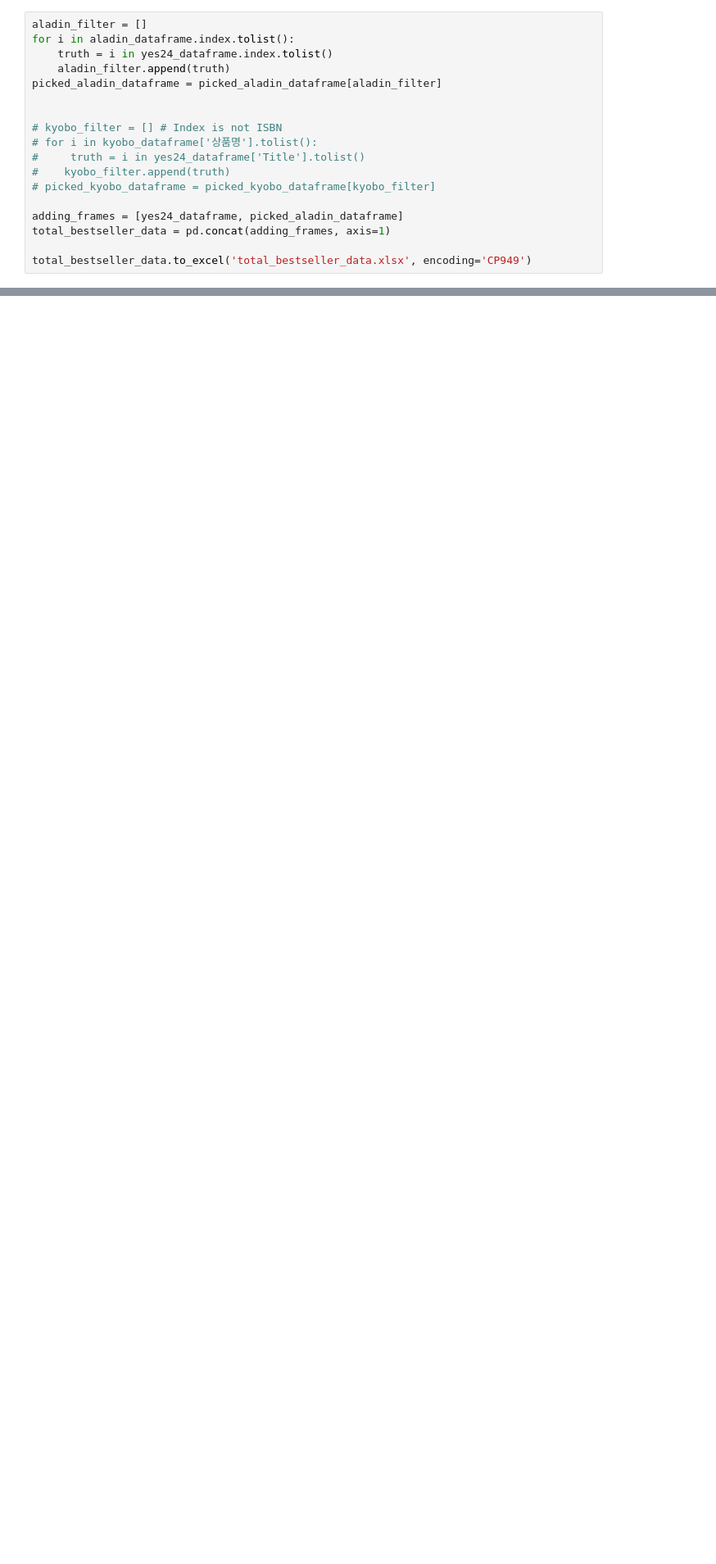
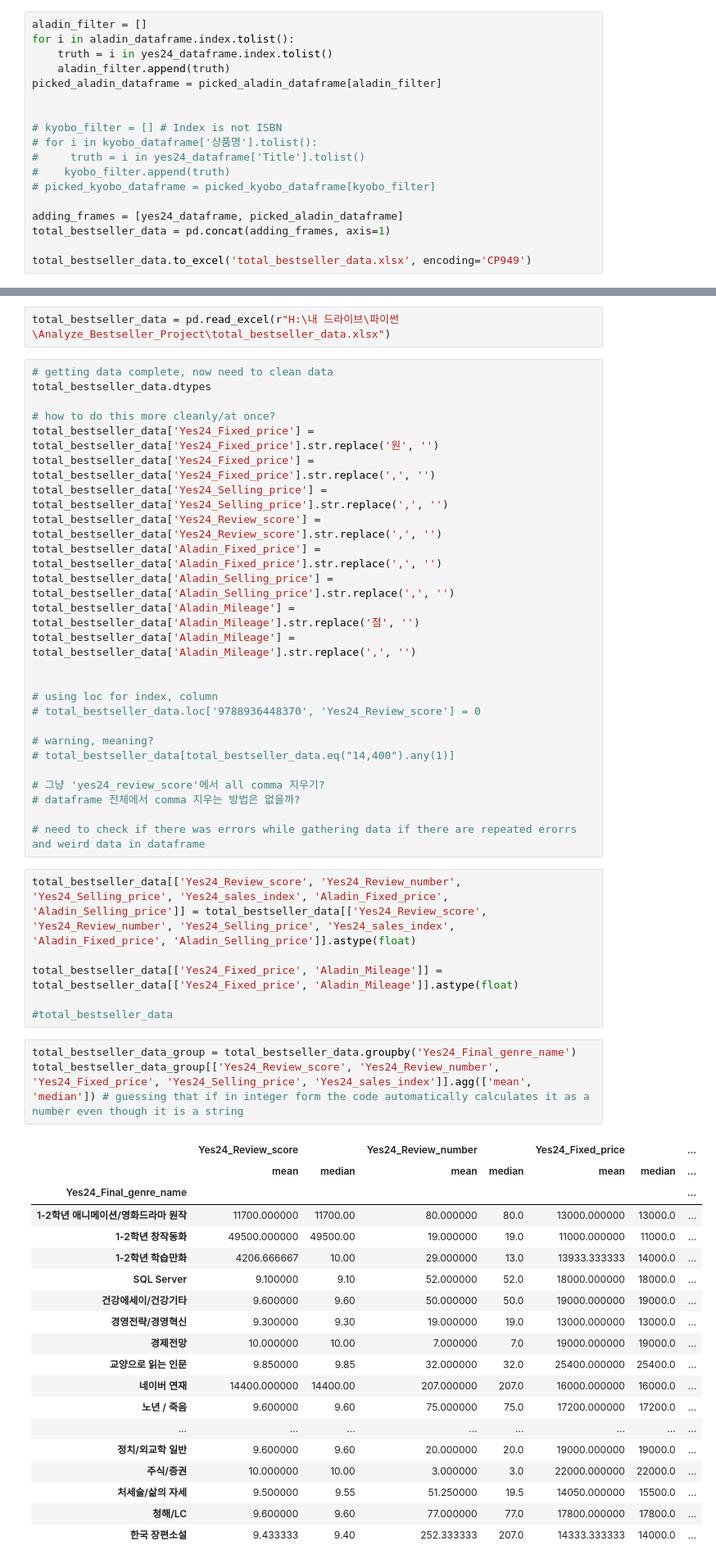
Before and after one commit to Chamomile-Cat/Analyze_Bestseller_Project, a Jupyter notebook: Bestseller_Analysis_Code.ipynb, the cells around one changed output, grey strips where cells are left out. Shown at 82% size. Cells and saved outputs as stored; diff of their text form; blank space fills up the shorter version.

Commit message:
Started to clean and analyze the data. Started by grouping YES24 genres together than getting the mean and median of yes24 related columns for each genre.

```diff
--- a/Bestseller_Analysis_Code.ipynb
+++ b/Bestseller_Analysis_Code.ipynb
@@ -243,0 +222,56 @@ total_bestseller_data
+# %%
+total_bestseller_data = pd.read_excel(r"H:\내 드라이브\파이썬\Analyze_Bestseller_Project\total_bestseller_data.xlsx")
+# %%
+# getting data complete, now need to clean data
+total_bestseller_data.dtypes
+
+# how to do this more cleanly/at once?
+total_bestseller_data['Yes24_Fixed_price'] = total_bestseller_data['Yes24_Fixed_price'].str.replace('원', '')
+total_bestseller_data['Yes24_Fixed_price'] = total_bestseller_data['Yes24_Fixed_price'].str.replace(',', '')
+total_bestseller_data['Yes24_Selling_price'] = total_bestseller_data['Yes24_Selling_price'].str.replace(',', '')
+total_bestseller_data['Yes24_Review_score'] = total_bestseller_data['Yes24_Review_score'].str.replace(',', '')
+total_bestseller_data['Aladin_Fixed_price'] = total_bestseller_data['Aladin_Fixed_price'].str.replace(',', '')
+total_bestseller_data['Aladin_Selling_price'] = total_bestseller_data['Aladin_Selling_price'].str.replace(',', '')
+total_bestseller_data['Aladin_Mileage'] = total_bestseller_data['Aladin_Mileage'].str.replace('점', '')
+total_bestseller_data['Aladin_Mileage'] = total_bestseller_data['Aladin_Mileage'].str.replace(',', '')
+
+
+# using loc for index, column
+# total_bestseller_data.loc['9788936448370', 'Yes24_Review_score'] = 0
+
+# warning, meaning?
+# total_bestseller_data[total_bestseller_data.eq("14,400").any(1)]
+
+# 그냥 'yes24_review_score'에서 all comma 지우기?
+# dataframe 전체에서 comma 지우는 방법은 없을까?
+
+# need to check if there was errors while gathering data if there are repeated erorrs and weird data in dataframe
+# %%
+total_bestseller_data[['Yes24_Review_score', 'Yes24_Review_number', 'Yes24_Selling_price', 'Yes24_sales_index', 'Aladin_Fixed_price', 'Aladin_Selling_price']] = total_bestseller_data[['Yes24_Review_score', 'Yes24_Review_number', 'Yes24_Selling_price', 'Yes24_sales_index', 'Aladin_Fixed_price', 'Aladin_Selling_price']].astype(float)
+
+total_bestseller_data[['Yes24_Fixed_price', 'Aladin_Mileage']] = total_bestseller_data[['Yes24_Fixed_price', 'Aladin_Mileage']].astype(float)
+
+#total_bestseller_data
+# %%
+total_bestseller_data_group = total_bestseller_data.groupby('Yes24_Final_genre_name')
+total_bestseller_data_group[['Yes24_Review_score', 'Yes24_Review_number', 'Yes24_Fixed_price', 'Yes24_Selling_price', 'Yes24_sales_index']].agg(['mean', 'median']) # guessing that if in integer form the code automatically calculates it as a number even though it is a string
+# %% [output]
+|  | Yes24_Review_score |  | Yes24_Review_number |  | Yes24_Fixed_price |  | ... |
+|  | mean | median | mean | median | mean | median | ... |
+| Yes24_Final_genre_name |  |  |  |  |  |  | ... |
+| 1-2학년 애니메이션/영화드라마 원작 | 11700.000000 | 11700.00 | 80.000000 | 80.0 | 13000.000000 | 13000.0 | ... |
+| 1-2학년 창작동화 | 49500.000000 | 49500.00 | 19.000000 | 19.0 | 11000.000000 | 11000.0 | ... |
+| 1-2학년 학습만화 | 4206.666667 | 10.00 | 29.000000 | 13.0 | 13933.333333 | 14000.0 | ... |
+| SQL Server | 9.100000 | 9.10 | 52.000000 | 52.0 | 18000.000000 | 18000.0 | ... |
+| 건강에세이/건강기타 | 9.600000 | 9.60 | 50.000000 | 50.0 | 19000.000000 | 19000.0 | ... |
+| 경영전략/경영혁신 | 9.300000 | 9.30 | 19.000000 | 19.0 | 13000.000000 | 13000.0 | ... |
+| 경제전망 | 10.000000 | 10.00 | 7.000000 | 7.0 | 19000.000000 | 19000.0 | ... |
+| 교양으로 읽는 인문 | 9.850000 | 9.85 | 32.000000 | 32.0 | 25400.000000 | 25400.0 | ... |
+| 네이버 연재 | 14400.000000 | 14400.00 | 207.000000 | 207.0 | 16000.000000 | 16000.0 | ... |
+| 노년 / 죽음 | 9.600000 | 9.60 | 75.000000 | 75.0 | 17200.000000 | 17200.0 | ... |
+| ... | ... | ... | ... | ... | ... | ... | ... |
+| 정치/외교학 일반 | 9.600000 | 9.60 | 20.000000 | 20.0 | 19000.000000 | 19000.0 | ... |
+| 주식/증권 | 10.000000 | 10.00 | 3.000000 | 3.0 | 22000.000000 | 22000.0 | ... |
+| 처세술/삶의 자세 | 9.500000 | 9.55 | 51.250000 | 19.5 | 14050.000000 | 15500.0 | ... |
+| 청해/LC | 9.600000 | 9.60 | 77.000000 | 77.0 | 17800.000000 | 17800.0 | ... |
+| 한국 장편소설 | 9.433333 | 9.40 | 252.333333 | 207.0 | 14333.333333 | 14000.0 | ... |
```
Also changed, not shown: parts of 3 cells of this notebook, 4 other files.
